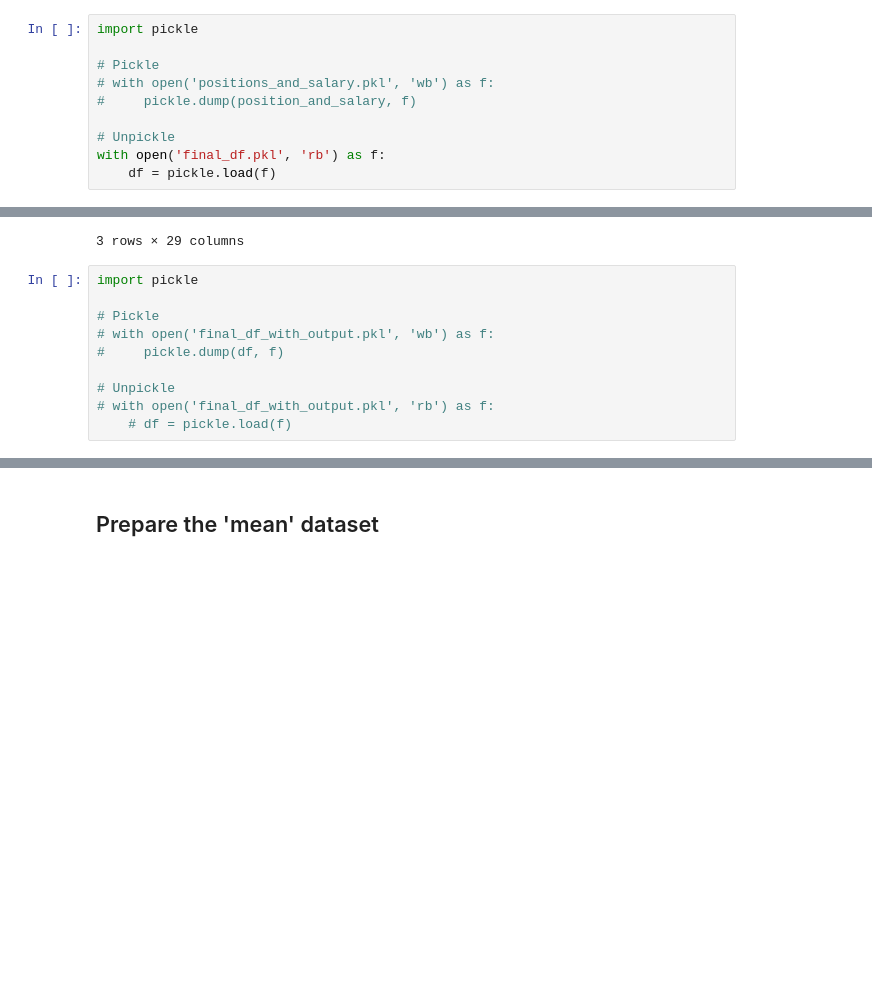
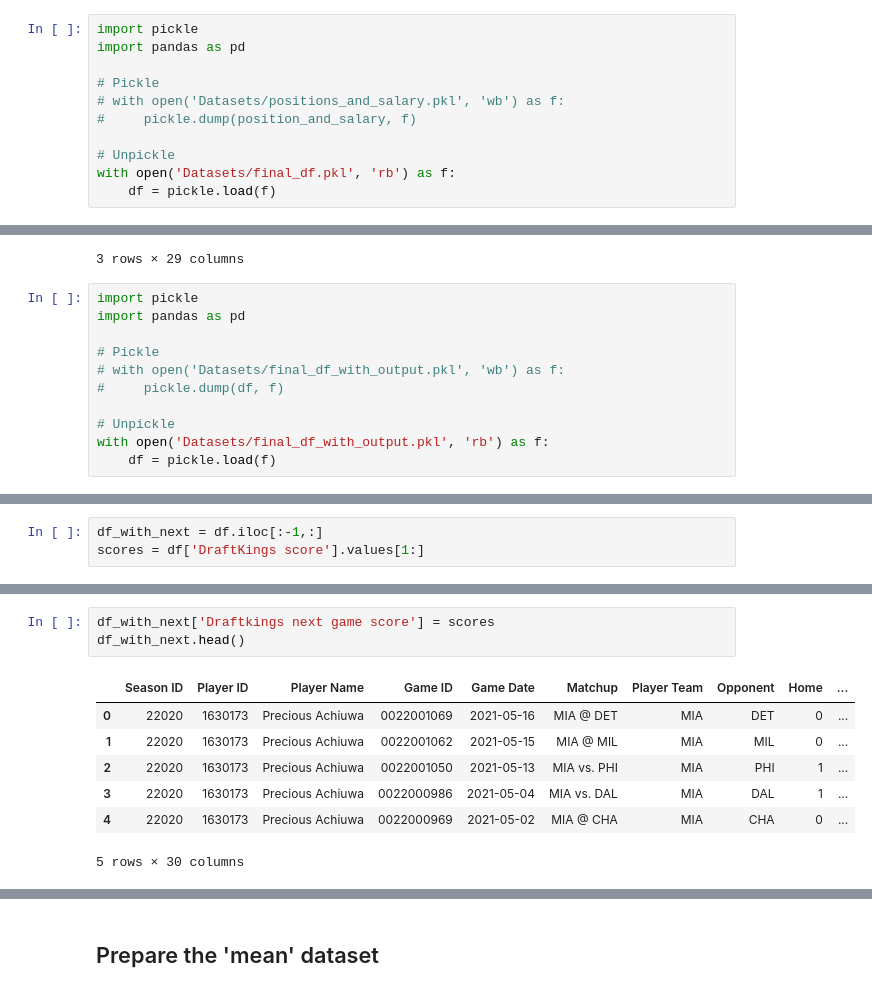
Before and after one commit to pratikgirigoswami/Player-Performance-Improvement-Prediction, a Jupyter notebook: Data Gathering/dataset.ipynb, the cells around one changed output, grey strips where cells are left out. Cells and saved outputs as stored; diff of their text form; blank space fills up the shorter version.

```diff
--- a/Data Gathering/dataset.ipynb
+++ b/Data Gathering/dataset.ipynb
@@ -7,13 +7,14 @@ import pandas as pd
 ## Import the final dataset
 # %%
 import pickle
+import pandas as pd
 
 # Pickle
-# with open('positions_and_salary.pkl', 'wb') as f:
+# with open('Datasets/positions_and_salary.pkl', 'wb') as f:
 #     pickle.dump(position_and_salary, f)
 
 # Unpickle
-with open('final_df.pkl', 'rb') as f:
+with open('Datasets/final_df.pkl', 'rb') as f:
     df = pickle.load(f)
 # %%
 df.head(2)
@@ -240,11 +241,12 @@ df.head(3)
 3 rows × 29 columns
 # %%
 import pickle
+import pandas as pd
 
 # Pickle
-# with open('final_df_with_output.pkl', 'wb') as f:
+# with open('Datasets/final_df_with_output.pkl', 'wb') as f:
 #     pickle.dump(df, f)
 
 # Unpickle
-# with open('final_df_with_output.pkl', 'rb') as f:
-    # df = pickle.load(f)
+with open('Datasets/final_df_with_output.pkl', 'rb') as f:
+    df = pickle.load(f)
@@ -250,0 +255,3 @@ import pickle
+# %%
+df_with_next = df.iloc[:-1,:]
+scores = df['DraftKings score'].values[1:]
@@ -250,0 +283,11 @@ import pickle
+# %%
+df_with_next['Draftkings next game score'] = scores
+df_with_next.head()
+# %% [output]
+|  | Season ID | Player ID | Player Name | Game ID | Game Date | Matchup | Player Team | Opponent | Home | ... |
+| 0 | 22020 | 1630173 | Precious Achiuwa | 0022001069 | 2021-05-16 | MIA @ DET | MIA | DET | 0 | ... |
+| 1 | 22020 | 1630173 | Precious Achiuwa | 0022001062 | 2021-05-15 | MIA @ MIL | MIA | MIL | 0 | ... |
+| 2 | 22020 | 1630173 | Precious Achiuwa | 0022001050 | 2021-05-13 | MIA vs. PHI | MIA | PHI | 1 | ... |
+| 3 | 22020 | 1630173 | Precious Achiuwa | 0022000986 | 2021-05-04 | MIA vs. DAL | MIA | DAL | 1 | ... |
+| 4 | 22020 | 1630173 | Precious Achiuwa | 0022000969 | 2021-05-02 | MIA @ CHA | MIA | CHA | 0 | ... |
+5 rows × 30 columns
```
Also changed, not shown: parts of 48 cells of this notebook.
